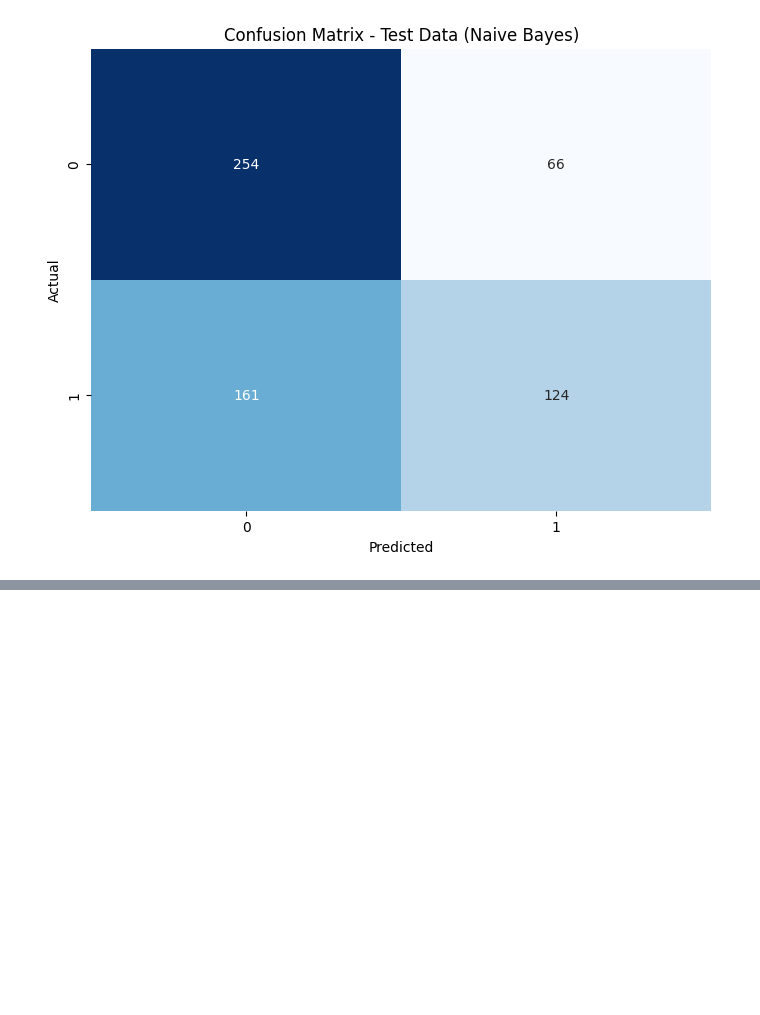
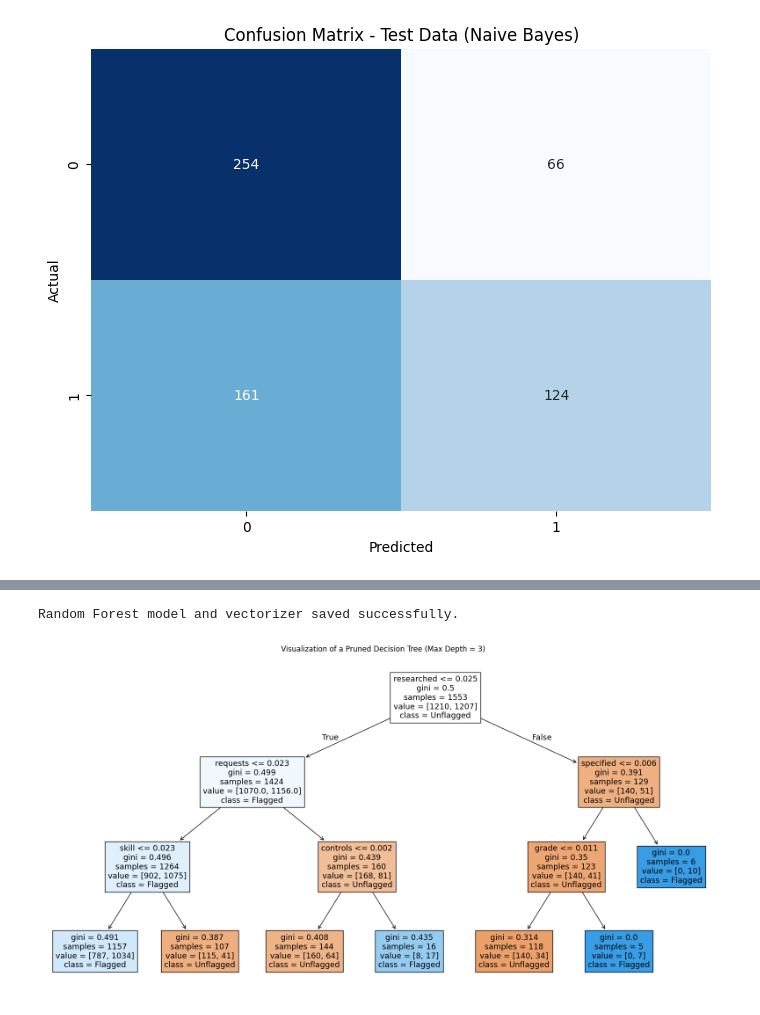
Before and after one commit to SharanyaBurra768/job, a Jupyter notebook: COMP680_Project(Model_Update).ipynb, the cells around one changed output, grey strips where cells are left out. Saved outputs shown, nothing was run; the diff lists cells and outputs as text; code cells hidden in the pictures; blank space fills up the shorter version.

```diff
--- a/COMP680_Project(Model_Update).ipynb
+++ b/COMP680_Project(Model_Update).ipynb
@@ -322,0 +356,35 @@ weighted avg       0.63      0.62      0.61       605
+# %%
+import joblib
+
+# Save the Random Forest model
+joblib.dump(rf_clf, 'random_forest_model.pkl')
+
+# Save the vectorizer
+joblib.dump(vectorizer, 'vectorizer.pkl')
+
+print("Random Forest model and vectorizer saved successfully.")
+# %% [output]
+Random Forest model and vectorizer saved successfully.
+# %%
+from sklearn.tree import plot_tree
+import matplotlib.pyplot as plt
+
+# Train a Random Forest with limited tree depth
+rf_clf_pruned = RandomForestClassifier(n_estimators=100, max_depth=3, random_state=42)
+rf_clf_pruned.fit(X_train, y_train)
+
+# Extract a single tree from the pruned Random Forest
+single_tree_pruned = rf_clf_pruned.estimators_[0]
+
+# Visualize the pruned tree
+plt.figure(figsize=(20, 10))
+plot_tree(
+    single_tree_pruned,
+    filled=True,
+    feature_names=vectorizer.get_feature_names_out(),
+    class_names=["Unflagged", "Flagged"]
+)
+plt.title("Visualization of a Pruned Decision Tree (Max Depth = 3)")
+plt.show()
+# %% [output]
+[figure, added]
```
Also changed, not shown: parts of 3 cells of this notebook.
